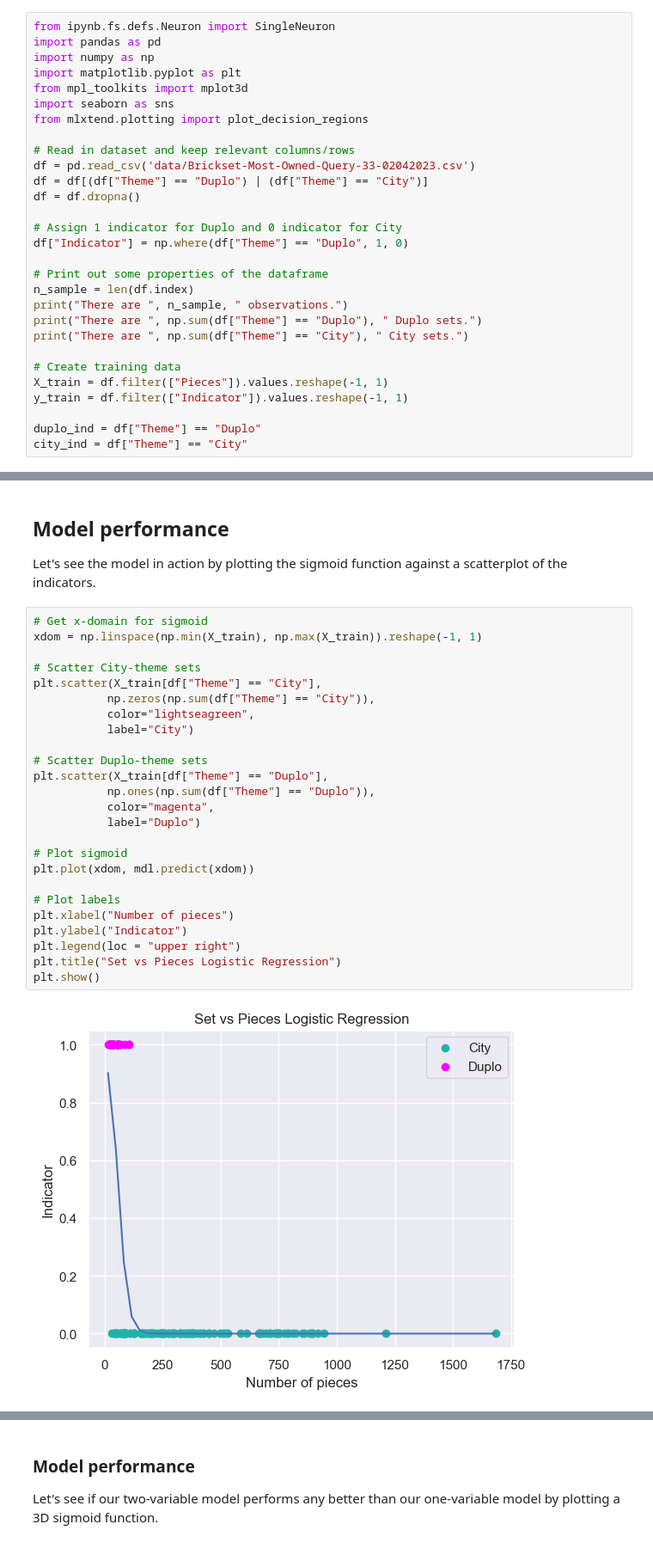
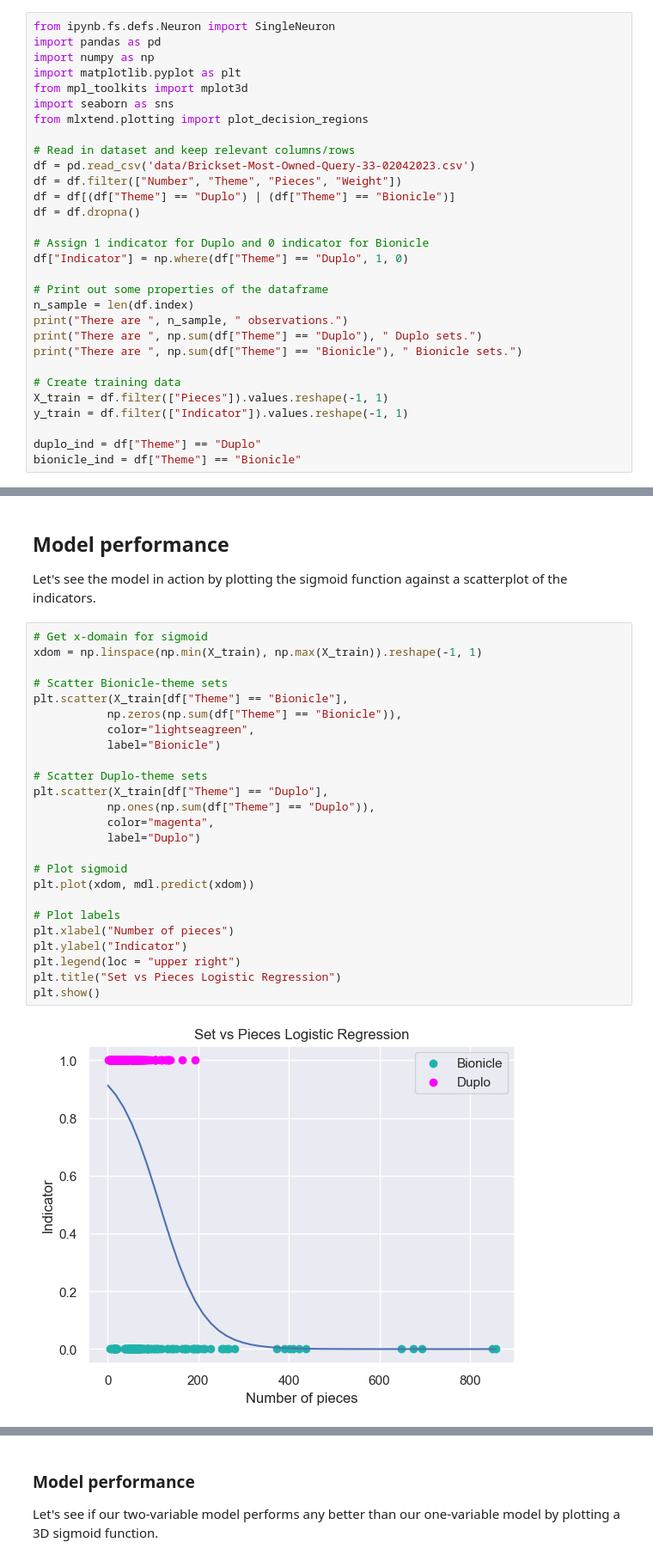
Before and after one commit to SeventhPrize/INDE_577_Data_Science_and_Machine_Learning, a Jupyter notebook: LogisticRegression.ipynb, the cells around one changed output, grey strips where cells are left out. Shown at 86% size. Cells and saved outputs as stored; diff of their text form.

```diff
--- a/LogisticRegression.ipynb
+++ b/LogisticRegression.ipynb
@@ -17,22 +17,23 @@ from mlxtend.plotting import plot_decision_regions
 
 # Read in dataset and keep relevant columns/rows
 df = pd.read_csv('data/Brickset-Most-Owned-Query-33-02042023.csv')
-df = df[(df["Theme"] == "Duplo") | (df["Theme"] == "City")]
+df = df.filter(["Number", "Theme", "Pieces", "Weight"])
+df = df[(df["Theme"] == "Duplo") | (df["Theme"] == "Bionicle")]
 df = df.dropna()
 
-# Assign 1 indicator for Duplo and 0 indicator for City
+# Assign 1 indicator for Duplo and 0 indicator for Bionicle
 df["Indicator"] = np.where(df["Theme"] == "Duplo", 1, 0)
 
 # Print out some properties of the dataframe
 n_sample = len(df.index)
 print("There are ", n_sample, " observations.")
 print("There are ", np.sum(df["Theme"] == "Duplo"), " Duplo sets.")
-print("There are ", np.sum(df["Theme"] == "City"), " City sets.")
+print("There are ", np.sum(df["Theme"] == "Bionicle"), " Bionicle sets.")
 
 # Create training data
 X_train = df.filter(["Pieces"]).values.reshape(-1, 1)
 y_train = df.filter(["Indicator"]).values.reshape(-1, 1)
 
 duplo_ind = df["Theme"] == "Duplo"
-city_ind = df["Theme"] == "City"
+bionicle_ind = df["Theme"] == "Bionicle"
 # %% [output]
@@ -173,29 +175,29 @@ Let's see the model in action by plotting the sigmoid function against a scatter
 # %%
 # Get x-domain for sigmoid
 xdom = np.linspace(np.min(X_train), np.max(X_train)).reshape(-1, 1)
 
-# Scatter City-theme sets
-plt.scatter(X_train[df["Theme"] == "City"],
-           np.zeros(np.sum(df["Theme"] == "City")),
+# Scatter Bionicle-theme sets
+plt.scatter(X_train[df["Theme"] == "Bionicle"],
+           np.zeros(np.sum(df["Theme"] == "Bionicle")),
            color="lightseagreen",
-           label="City")
+           label="Bionicle")
 
 # Scatter Duplo-theme sets
 plt.scatter(X_train[df["Theme"] == "Duplo"],
            np.ones(np.sum(df["Theme"] == "Duplo")),
            color="magenta",
            label="Duplo")
 
 # Plot sigmoid
 plt.plot(xdom, mdl.predict(xdom))
 
 # Plot labels
 plt.xlabel("Number of pieces")
 plt.ylabel("Indicator")
 plt.legend(loc = "upper right")
 plt.title("Set vs Pieces Logistic Regression")
 plt.show()
 # %% [output]
-[figure, old version]
+[figure, new version]
 # %% [markdown]
 ## Logistic regression on multiple dimensions
```
Also changed, not shown: parts of 8 cells of this notebook, 3 other files.
